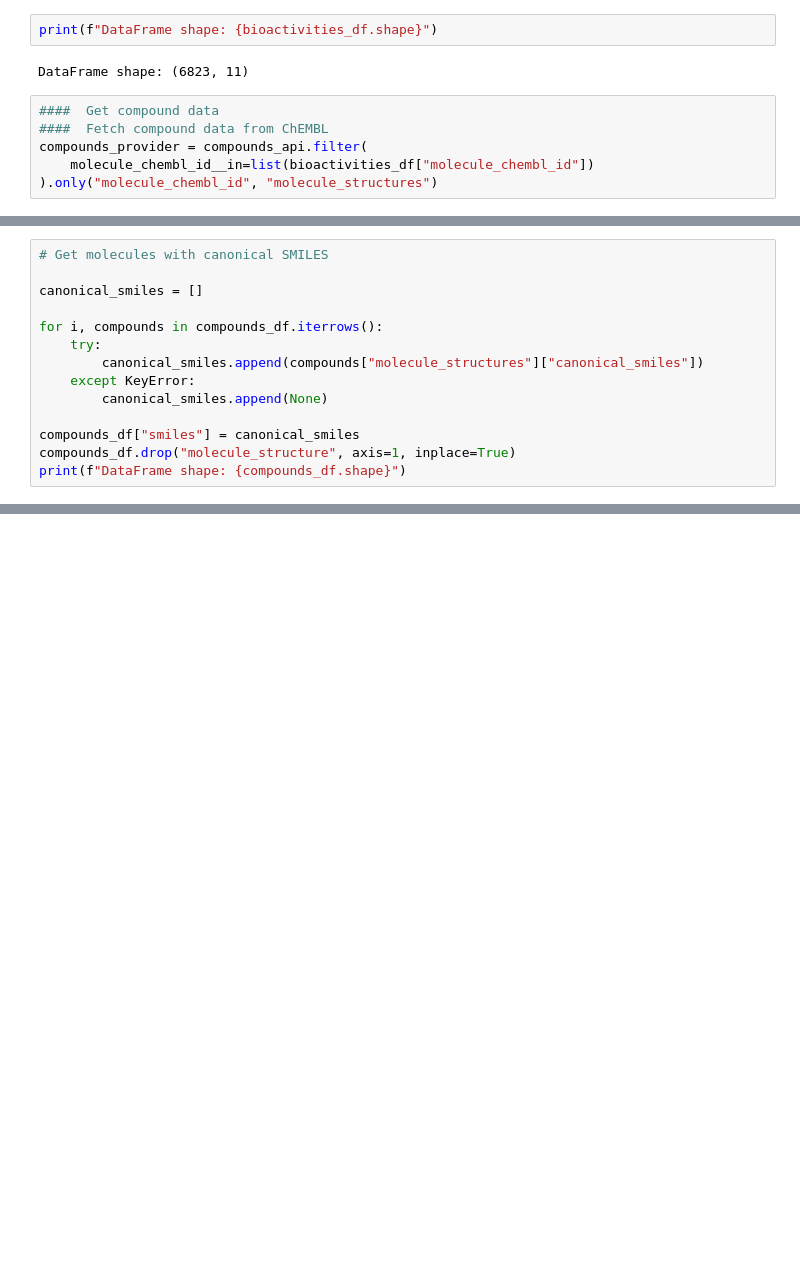
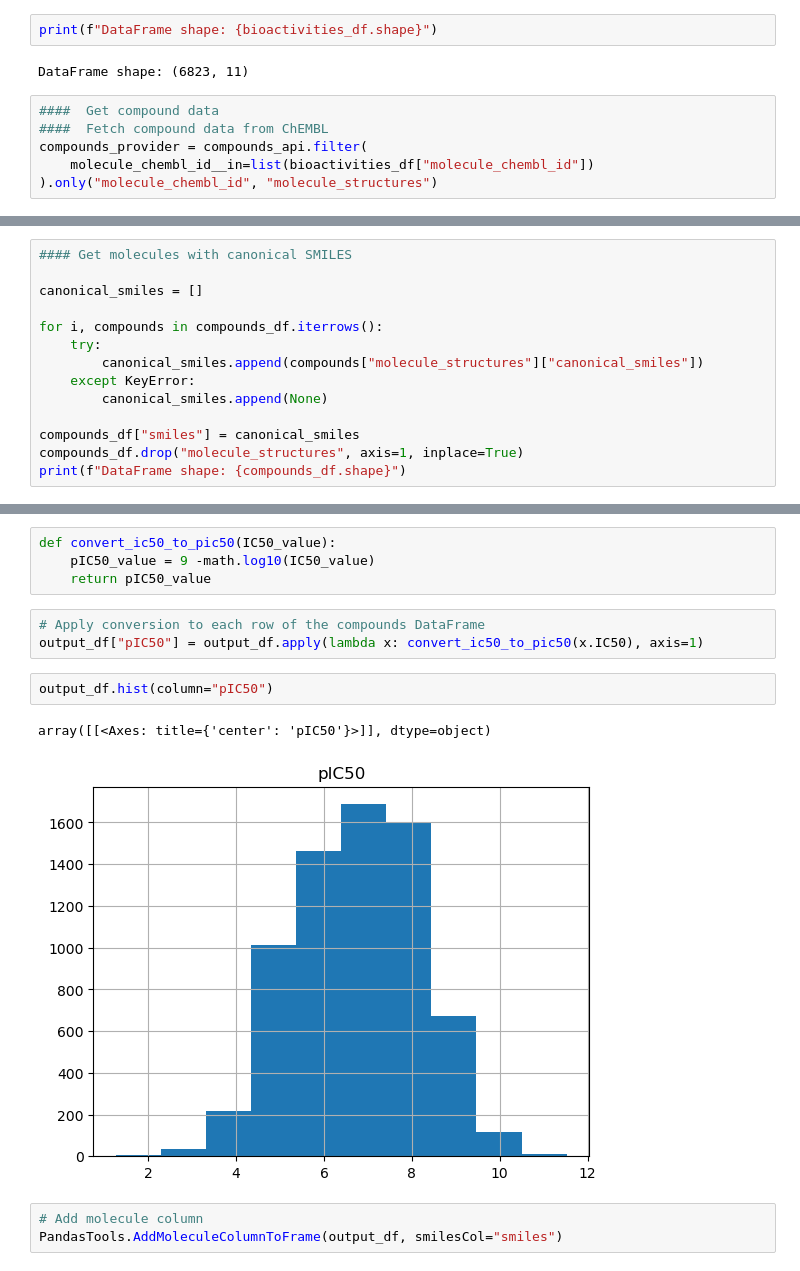
Before and after one commit to DeokhyeonYoon/Practice_for_DrugDiscovery, a Jupyter notebook: Chemical_similarity_search_and_Ligand_stability/tutorial_1.ipynb, the cells around one changed output, grey strips where cells are left out. Drawn from its saved outputs; the diff is of its cells as text; blank space fills up the shorter version.

```diff
--- a/Chemical_similarity_search_and_Ligand_stability/tutorial_1.ipynb
+++ b/Chemical_similarity_search_and_Ligand_stability/tutorial_1.ipynb
@@ -272,5 +263,5 @@ AttributeError: 'Series' object has no attribute 'molecule_structures'
 # %%
-# Get molecules with canonical SMILES
+#### Get molecules with canonical SMILES
 
 canonical_smiles = []
 
@@ -281,5 +272,5 @@ for i, compounds in compounds_df.iterrows():
         canonical_smiles.append(None)
 
 compounds_df["smiles"] = canonical_smiles
-compounds_df.drop("molecule_structure", axis=1, inplace=True)
+compounds_df.drop("molecule_structures", axis=1, inplace=True)
 print(f"DataFrame shape: {compounds_df.shape}")
@@ -312,0 +341,15 @@ print(f"Dataset with {output_df.shape[0]} entries.")
+# %%
+def convert_ic50_to_pic50(IC50_value):
+    pIC50_value = 9 -math.log10(IC50_value)
+    return pIC50_value
+# %%
+# Apply conversion to each row of the compounds DataFrame
+output_df["pIC50"] = output_df.apply(lambda x: convert_ic50_to_pic50(x.IC50), axis=1)
+# %%
+output_df.hist(column="pIC50")
+# %% [output]
+array([[<Axes: title={'center': 'pIC50'}>]], dtype=object)
+[figure, added]
+# %%
+# Add molecule column
+PandasTools.AddMoleculeColumnToFrame(output_df, smilesCol="smiles")
```
Also changed, not shown: parts of 17 cells of this notebook, 5 other files.
